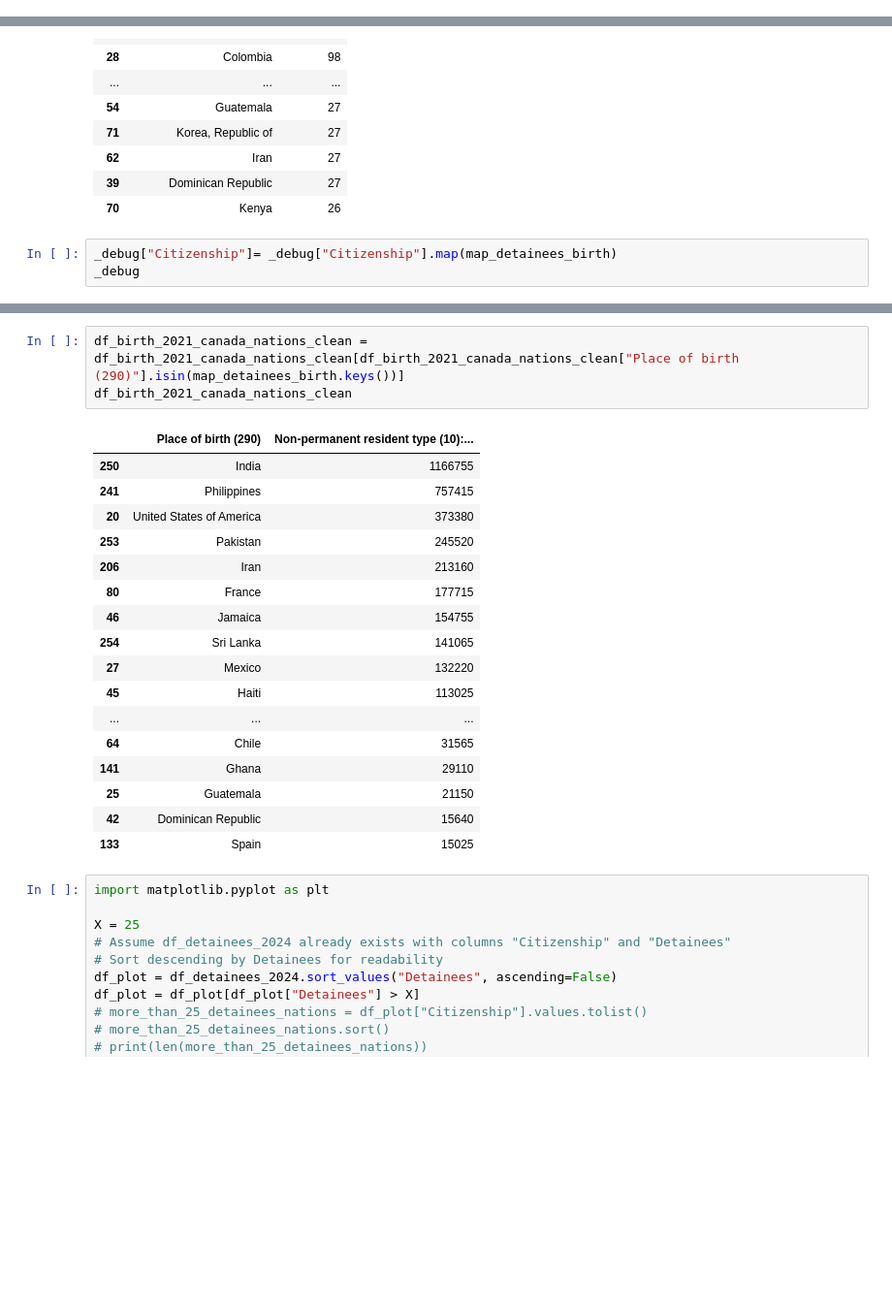
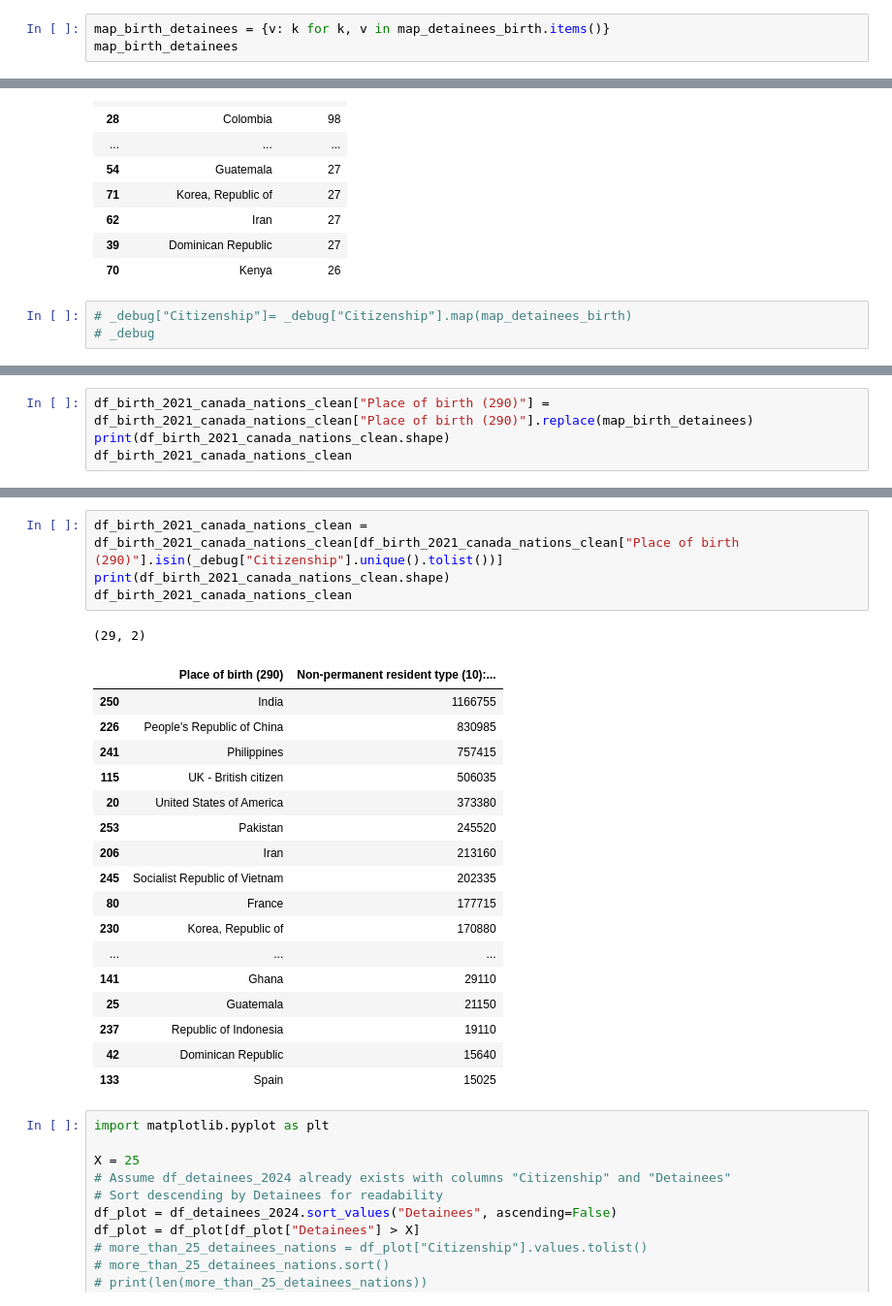
Before and after one commit to yrmo/gcinfo, a Jupyter notebook: detainees-by-country-of-citizenship-2024.ipynb, the cells around one changed output, grey strips where cells are left out. Shown at 97% size. Cells and saved outputs as stored; diff of their text form; blank space fills up the shorter version.

```diff
--- a/detainees-by-country-of-citizenship-2024.ipynb
+++ b/detainees-by-country-of-citizenship-2024.ipynb
@@ -313,3 +313,6 @@ map_detainees_birth = {'Algeria': 'Algeria',
  'UK - British citizen': 'United Kingdom',
  'United States of America': 'United States of America'
 }
+# %%
+map_birth_detainees = {v: k for k, v in map_detainees_birth.items()}
+map_birth_detainees
@@ -337,5 +358,5 @@ _debug
 | 39 | Dominican Republic | 27 |
 | 70 | Kenya | 26 |
 # %%
-_debug["Citizenship"]= _debug["Citizenship"].map(map_detainees_birth)
-_debug
+# _debug["Citizenship"]= _debug["Citizenship"].map(map_detainees_birth)
+# _debug
@@ -364,0 +382,4 @@ See the caveats in the documentation: https://pandas.pydata.org/pandas-docs/stab
+# %%
+df_birth_2021_canada_nations_clean["Place of birth (290)"] = df_birth_2021_canada_nations_clean["Place of birth (290)"].replace(map_birth_detainees)
+print(df_birth_2021_canada_nations_clean.shape)
+df_birth_2021_canada_nations_clean
@@ -365,22 +401,24 @@ See the caveats in the documentation: https://pandas.pydata.org/pandas-docs/stab
 # %%
-df_birth_2021_canada_nations_clean = df_birth_2021_canada_nations_clean[df_birth_2021_canada_nations_clean["Place of birth (290)"].isin(map_detainees_birth.keys())]
+df_birth_2021_canada_nations_clean = df_birth_2021_canada_nations_clean[df_birth_2021_canada_nations_clean["Place of birth (290)"].isin(_debug["Citizenship"].unique().tolist())]
+print(df_birth_2021_canada_nations_clean.shape)
 df_birth_2021_canada_nations_clean
 # %% [output]
+(29, 2)
 |  | Place of birth (290) | Non-permanent resident type (10):... |
 | 250 | India | 1166755 |
+| 226 | People's Republic of China | 830985 |
 | 241 | Philippines | 757415 |
+| 115 | UK - British citizen | 506035 |
 | 20 | United States of America | 373380 |
 | 253 | Pakistan | 245520 |
 | 206 | Iran | 213160 |
+| 245 | Socialist Republic of Vietnam | 202335 |
 | 80 | France | 177715 |
-| 46 | Jamaica | 154755 |
-| 254 | Sri Lanka | 141065 |
-| 27 | Mexico | 132220 |
-| 45 | Haiti | 113025 |
+| 230 | Korea, Republic of | 170880 |
 | ... | ... | ... |
-| 64 | Chile | 31565 |
 | 141 | Ghana | 29110 |
 | 25 | Guatemala | 21150 |
+| 237 | Republic of Indonesia | 19110 |
 | 42 | Dominican Republic | 15640 |
 | 133 | Spain | 15025 |
 # %%
```
Also changed, not shown: parts of 6 cells of this notebook.
